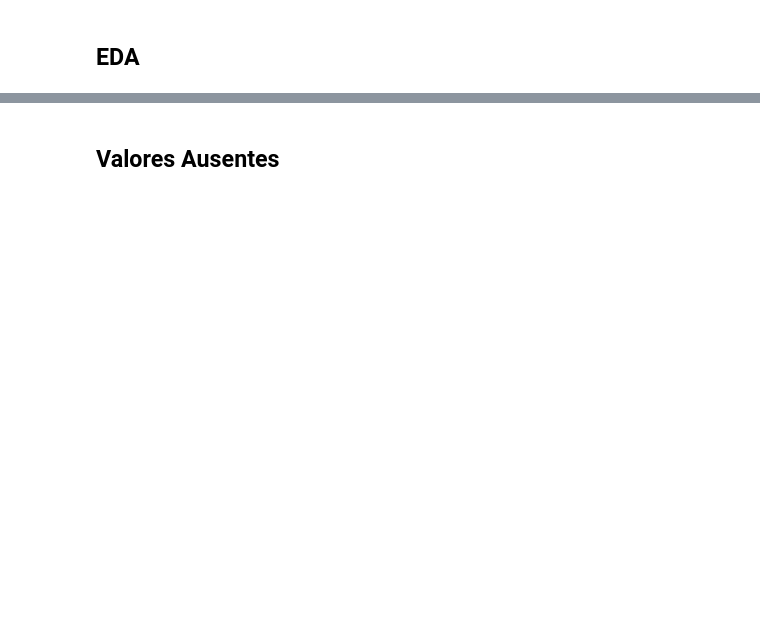
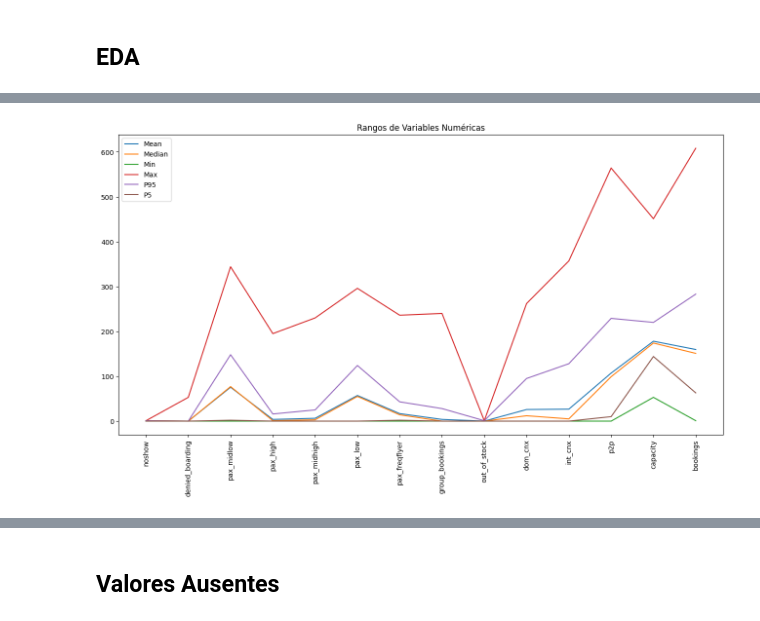
Before and after one commit to datacubeR/ML, a Jupyter notebook: Tarea_3/Tarea_3.ipynb, the cells around one changed output, grey strips where cells are left out. Cells and saved outputs as stored; diff of their text form; code cells hidden in the pictures; blank space fills up the shorter version.

```diff
--- a/Tarea_3/Tarea_3.ipynb
+++ b/Tarea_3/Tarea_3.ipynb
@@ -49,0 +46,4 @@ df_train.describe(percentiles=[0.01, 0.05, 0.1, 0.25, 0.5, 0.75, 0.9, 0.95, 0.99
+# %%
+extreme_num = ["distance", "flight_number", "revenues_usd"]
+num_data = df_train.select_dtypes(np.number).drop(columns=extreme_num)
+num_data.sample(n = 5)
@@ -49,0 +58,16 @@ df_train.describe(percentiles=[0.01, 0.05, 0.1, 0.25, 0.5, 0.75, 0.9, 0.95, 0.99
+# %%
+def plot_dist(df):
+    plt.figure(figsize = (16, 8))
+    plt.plot(df.columns, df.mean(), label = "Mean")
+    plt.plot(df.columns, df.median(), label = "Median")
+    plt.plot(df.columns, df.min(), label = "Min")
+    plt.plot(df.columns, df.max(), label = "Max")
+    plt.plot(df.columns, df.quantile(0.95), label = "P95")
+    plt.plot(df.columns, df.quantile(0.05), label = "P5")
+    plt.xticks(rotation = 90)
+    plt.title("Rangos de Variables Numéricas")
+    plt.legend();
+
+plot_dist(num_data)
+# %% [output]
+[figure, added]
```
Also changed, not shown: parts of 99 cells of this notebook.
